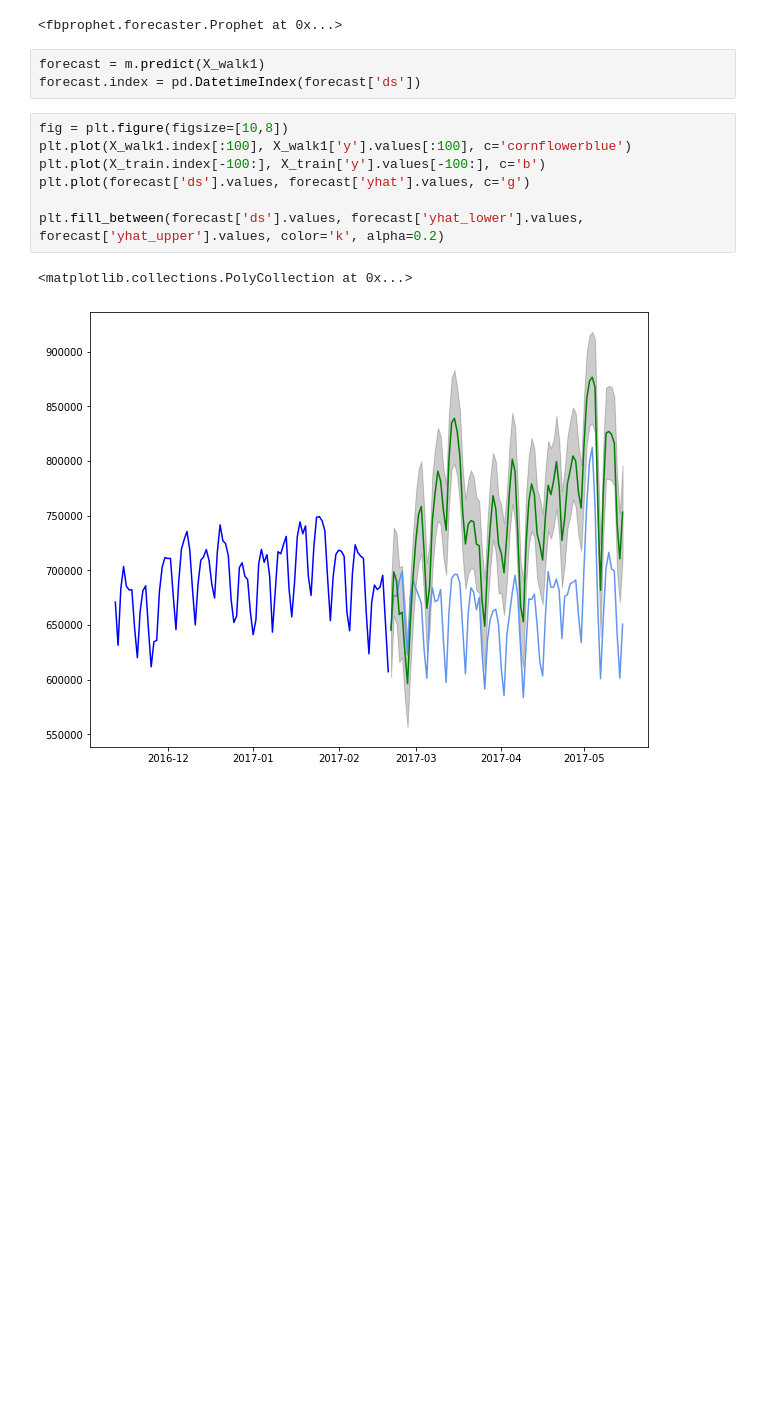
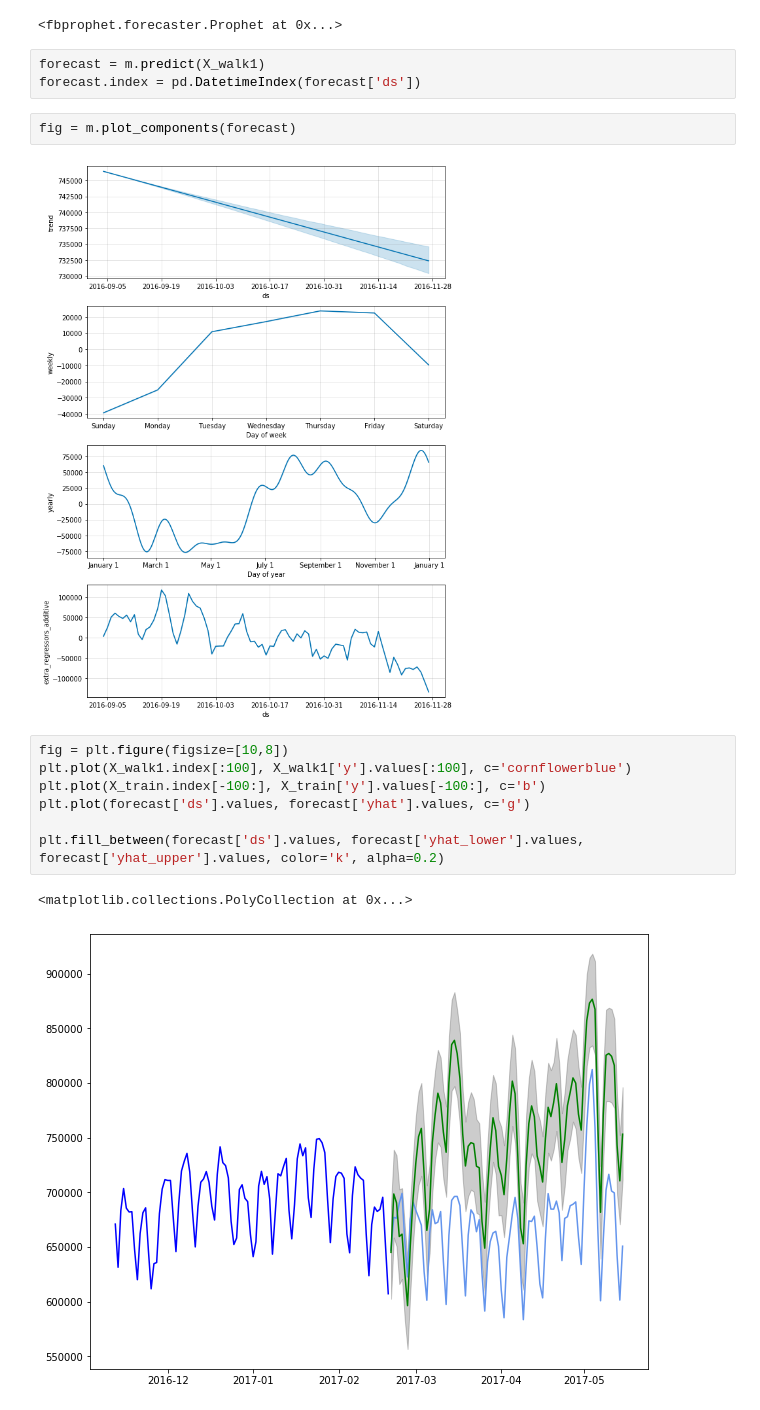
Before and after one commit to Merkeley/EnergyDemandForecast, a Jupyter notebook: Notebooks/EF_prophet_model_day.ipynb, the cells around one changed output. Drawn from its saved outputs; the diff is of its cells as text; blank space fills up the shorter version.

```diff
--- a/Notebooks/EF_prophet_model_day.ipynb
+++ b/Notebooks/EF_prophet_model_day.ipynb
@@ -136,6 +136,10 @@ INFO:fbprophet:Disabling daily seasonality. Run prophet with daily_seasonality=T
 # %%
 forecast = m.predict(X_walk1)
 forecast.index = pd.DatetimeIndex(forecast['ds'])
+# %%
+fig = m.plot_components(forecast)
+# %% [output]
+[figure, added]
 # %%
 fig = plt.figure(figsize=[10,8])
 plt.plot(X_walk1.index[:100], X_walk1['y'].values[:100], c='cornflowerblue')
```
Also changed, not shown: parts of 2 cells of this notebook, 8 other files.
